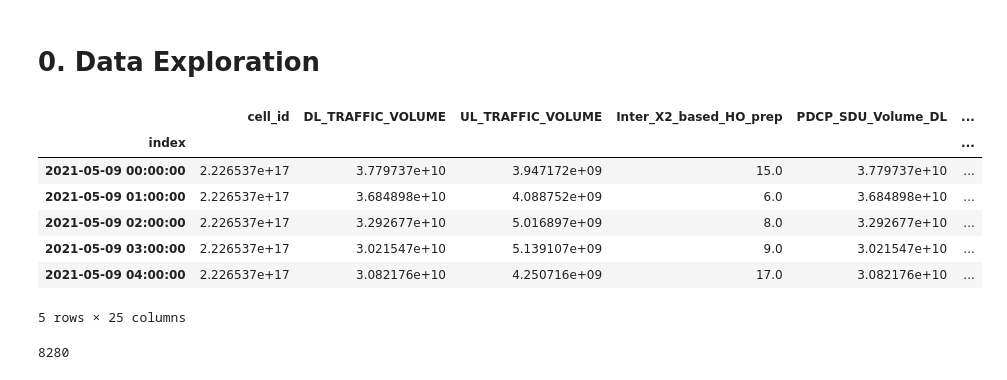
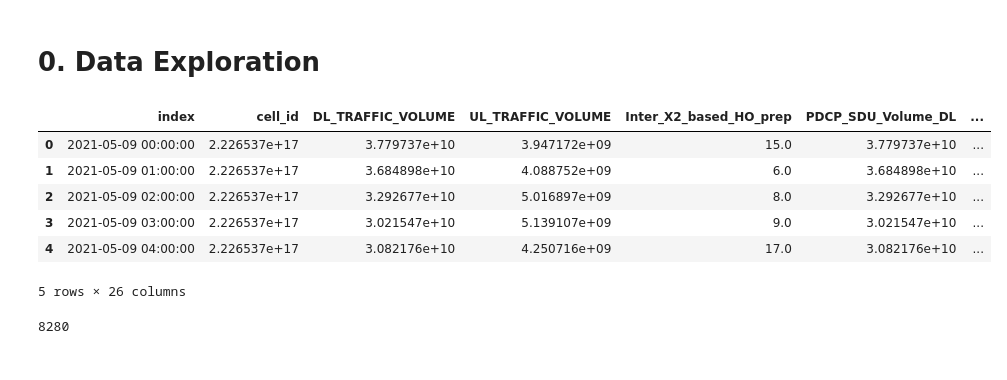
Before and after one commit to petitepepper/Anomaly-Detection_BYOND, a Jupyter notebook: Isolation Forest.ipynb, the cells around one changed output. Cells and saved outputs as stored; diff of their text form; code cells hidden in the pictures.

```diff
--- a/Isolation Forest.ipynb
+++ b/Isolation Forest.ipynb
@@ -9,22 +12,21 @@ from sklearn.ensemble import IsolationForest
 # 0. Data Exploration
 # %%
 dateparser = lambda x: datetime.strptime(x, '%d/%m/%Y %H:%M')
-df = pd.read_csv("KPIs sample 5 cells data_train.csv",
+df = pd.read_csv("./data/KPIs sample 5 cells data_train.csv",
                  delimiter=";",
                  parse_dates=['index'],
                  date_parser=dateparser,
-                 index_col="index"
+                 #index_col="index"
                  )
 df.head()
 # %% [output]
-|  | cell_id | DL_TRAFFIC_VOLUME | UL_TRAFFIC_VOLUME | Inter_X2_based_HO_prep | PDCP_SDU_Volume_DL | ... |
-| index |  |  |  |  |  | ... |
-| 2021-05-09 00:00:00 | 2.226537e+17 | 3.779737e+10 | 3.947172e+09 | 15.0 | 3.779737e+10 | ... |
-| 2021-05-09 01:00:00 | 2.226537e+17 | 3.684898e+10 | 4.088752e+09 | 6.0 | 3.684898e+10 | ... |
-| 2021-05-09 02:00:00 | 2.226537e+17 | 3.292677e+10 | 5.016897e+09 | 8.0 | 3.292677e+10 | ... |
-| 2021-05-09 03:00:00 | 2.226537e+17 | 3.021547e+10 | 5.139107e+09 | 9.0 | 3.021547e+10 | ... |
-| 2021-05-09 04:00:00 | 2.226537e+17 | 3.082176e+10 | 4.250716e+09 | 17.0 | 3.082176e+10 | ... |
+|  | index | cell_id | DL_TRAFFIC_VOLUME | UL_TRAFFIC_VOLUME | Inter_X2_based_HO_prep | PDCP_SDU_Volume_DL | ... |
+| 0 | 2021-05-09 00:00:00 | 2.226537e+17 | 3.779737e+10 | 3.947172e+09 | 15.0 | 3.779737e+10 | ... |
+| 1 | 2021-05-09 01:00:00 | 2.226537e+17 | 3.684898e+10 | 4.088752e+09 | 6.0 | 3.684898e+10 | ... |
+| 2 | 2021-05-09 02:00:00 | 2.226537e+17 | 3.292677e+10 | 5.016897e+09 | 8.0 | 3.292677e+10 | ... |
+| 3 | 2021-05-09 03:00:00 | 2.226537e+17 | 3.021547e+10 | 5.139107e+09 | 9.0 | 3.021547e+10 | ... |
+| 4 | 2021-05-09 04:00:00 | 2.226537e+17 | 3.082176e+10 | 4.250716e+09 | 17.0 | 3.082176e+10 | ... |
-5 rows × 25 columns
+5 rows × 26 columns
 # %%
 # Check the number of records
 len(df)
```
Also changed, not shown: parts of 16 cells of this notebook, 3 other files.
